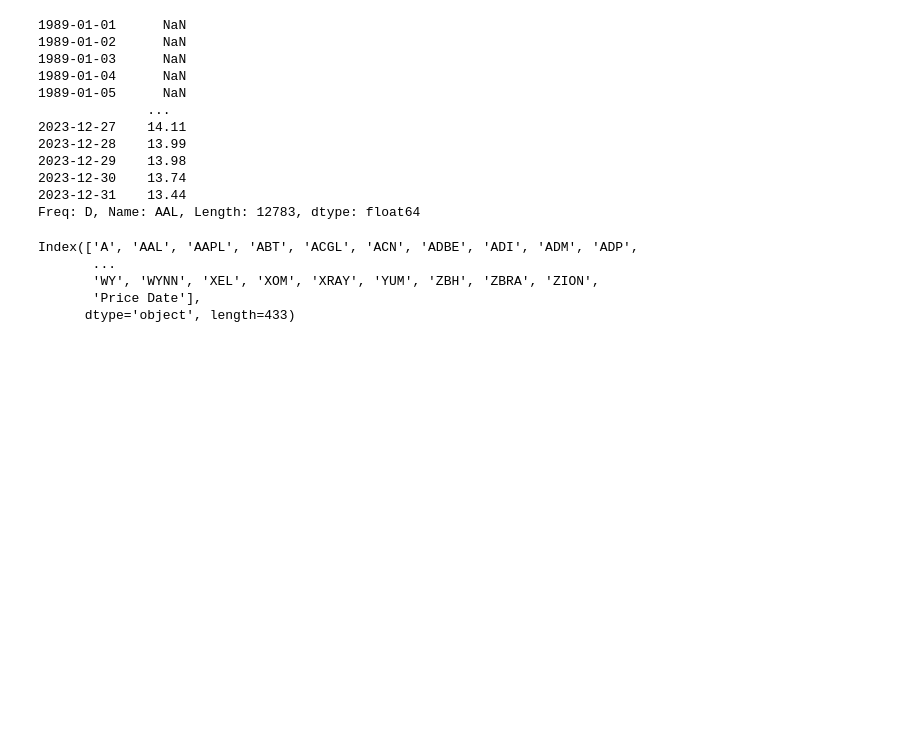
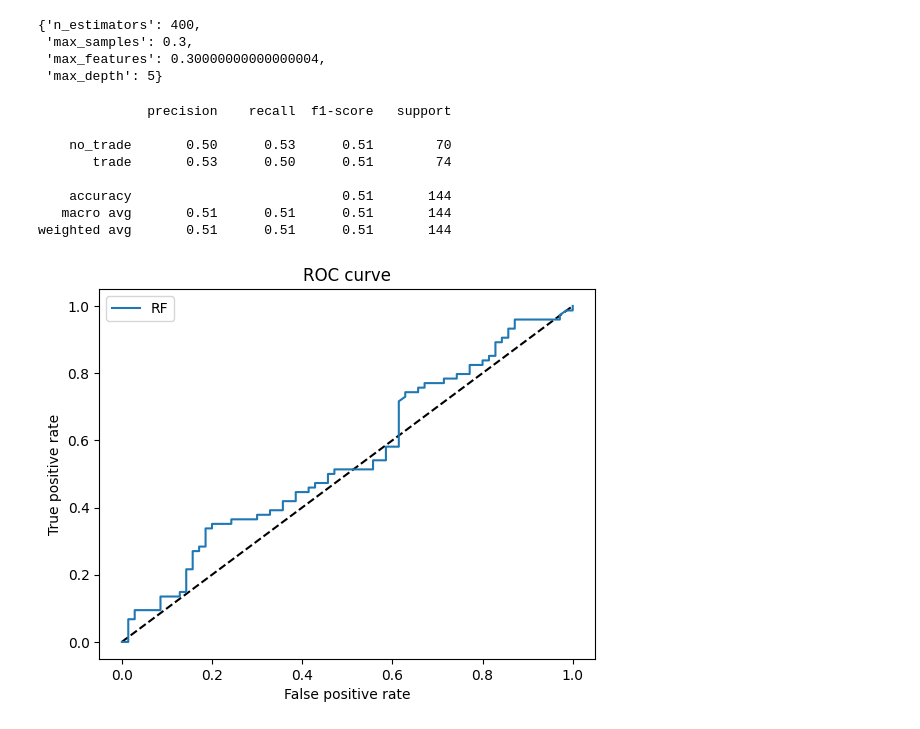
Before and after one commit to raywang202/technical-trading, a Jupyter notebook: Untitled.ipynb, the cells around one changed output. Cells and saved outputs as stored; diff of their text form; code cells hidden in the pictures; blank space fills up the shorter version.

```diff
--- a/Untitled.ipynb
+++ b/Untitled.ipynb
@@ -207,15 +275,0 @@ Index(['A', 'AAL', 'AAPL', 'ABT', 'ACGL', 'ACN', 'ADBE', 'ADI', 'ADM', 'ADP',
-# %%
-data.AAL.shift(1)
-# %% [output]
-1989-01-01      NaN
-1989-01-02      NaN
-1989-01-03      NaN
-1989-01-04      NaN
-1989-01-05      NaN
-              ...
-2023-12-27    14.11
-2023-12-28    13.99
-2023-12-29    13.98
-2023-12-30    13.74
-2023-12-31    13.44
-Freq: D, Name: AAL, Length: 12783, dtype: float64
@@ -224,8 +276,57 @@ sub_cols = data.columns[data.loc['2009-01-01'].notna()]
-# %%
-sub_cols
-# %% [output]
-Index(['A', 'AAL', 'AAPL', 'ABT', 'ACGL', 'ACN', 'ADBE', 'ADI', 'ADM', 'ADP',
-       ...
-       'WY', 'WYNN', 'XEL', 'XOM', 'XRAY', 'YUM', 'ZBH', 'ZBRA', 'ZION',
-       'Price Date'],
-      dtype='object', length=433)
+# %%
+# Random Forest
+from sklearn.ensemble import RandomForestClassifier
+from sklearn.model_selection import train_test_split
+from sklearn.metrics import roc_curve, classification_report
+
+from sklearn.model_selection import RandomizedSearchCV
+
+
+X = long_positions[['past1yr','past3yr','past5yr','ewm_vol','long_momentum',
+'yesterday_ret']].values
+y = long_positions['outcome'].values
+
+X_train, X_test, y_train, y_test = train_test_split(X, y, train_size = 0.8,
+                                                    shuffle=False)
+
+# Search amongst some common hyperparameters
+param_grid = {'max_depth': [3, 5, 7],
+              'max_features':np.arange(0.1, 1, 0.1),
+              'max_samples': [0.3, 0.5, 0.8],
+              'n_estimators':np.arange(50,500,50)}
+
+model = RandomizedSearchCV(RandomForestClassifier(),
+    param_grid, n_iter = 40, cv = 4).fit(X_train, y_train)
+
+model.best_params_
+# %% [output]
+{'n_estimators': 400,
+ 'max_samples': 0.3,
+ 'max_features': 0.30000000000000004,
+ 'max_depth': 5}
+# %%
+model.fit(X_train,y_train)
+y_pred_rf = model.predict_proba(X_test)[:, 1]
+y_pred = model.predict(X_test)
+fpr_rf, tpr_rf, _ = roc_curve(y_test, y_pred_rf)
+print(classification_report(y_test, y_pred,
+                            target_names=['no_trade','trade']))
+
+plt.figure(1)
+plt.plot([0, 1], [0, 1], 'k--')
+plt.plot(fpr_rf, tpr_rf, label='RF')
+plt.xlabel('False positive rate')
+plt.ylabel('True positive rate')
+plt.title('ROC curve')
+plt.legend(loc='best')
+plt.show()
+# %% [output]
+              precision    recall  f1-score   support
+
+    no_trade       0.50      0.53      0.51        70
+       trade       0.53      0.50      0.51        74
+
+    accuracy                           0.51       144
+   macro avg       0.51      0.51      0.51       144
+weighted avg       0.51      0.51      0.51       144
+[figure, added]
```
Also changed, not shown: parts of 24 cells of this notebook, 3 other files.
